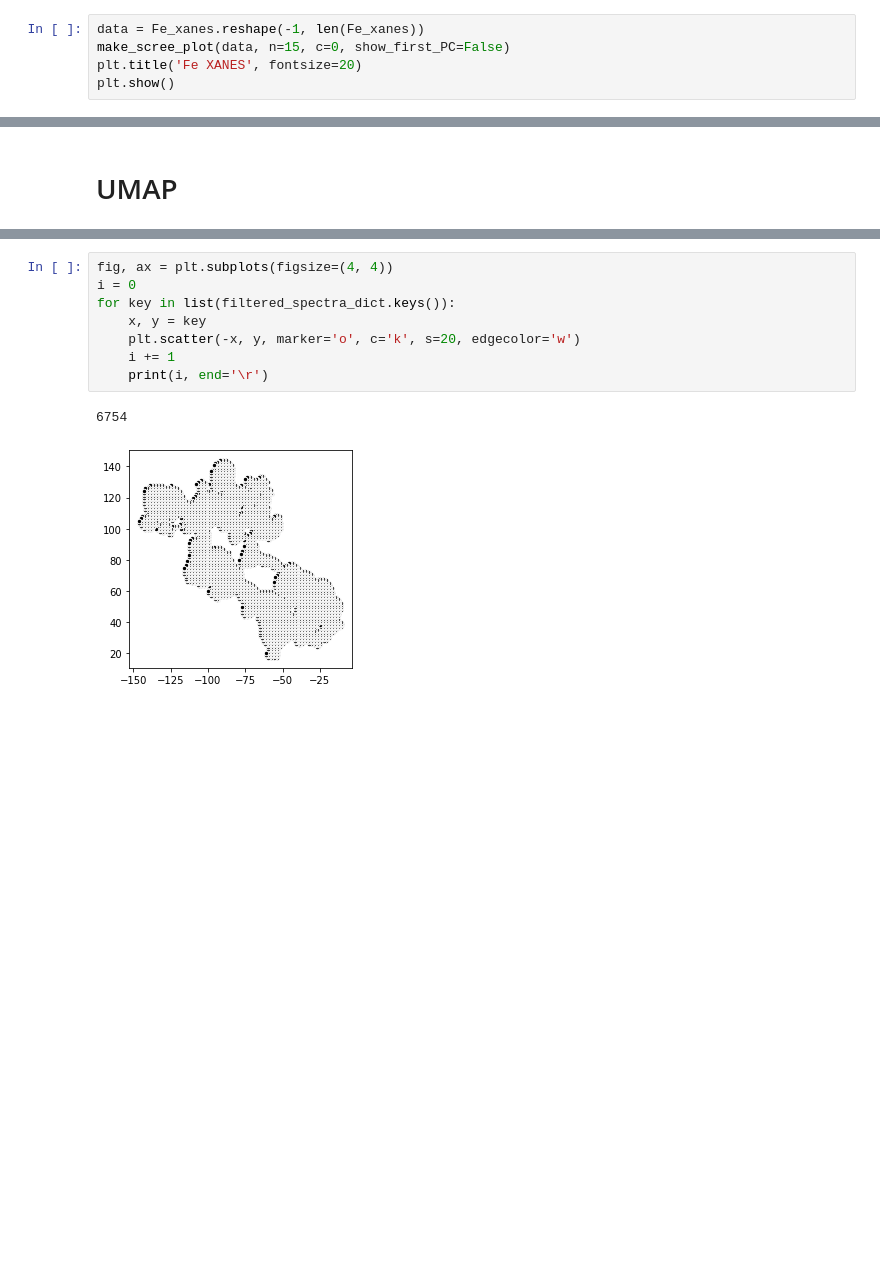
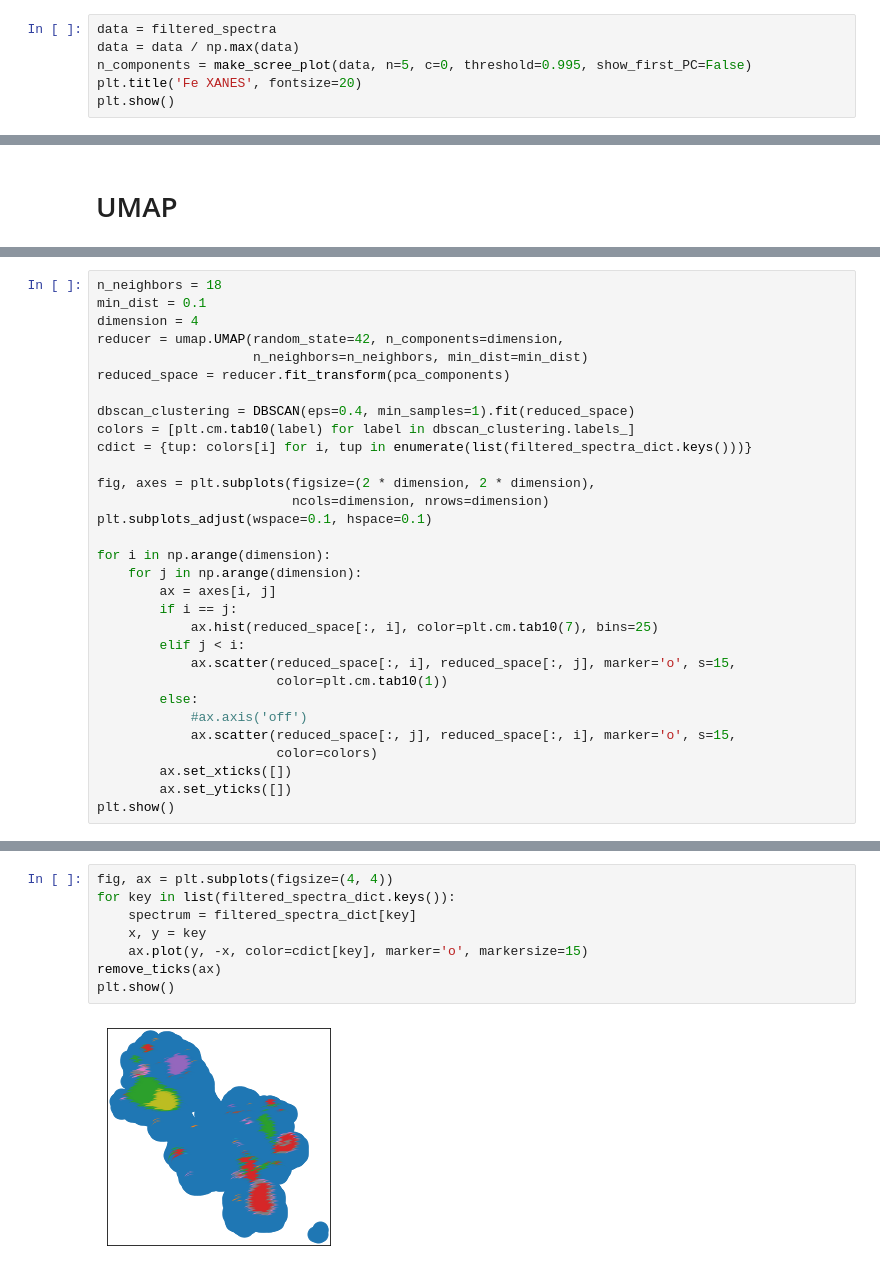
Before and after one commit to stetef/nano-XANES-microscopy-of-Fe, a Jupyter notebook: Visualization.ipynb, the cells around one changed output, grey strips where cells are left out. Cells and saved outputs as stored; diff of their text form; blank space fills up the shorter version.

Commit message:
added triangle plots

```diff
--- a/Visualization.ipynb
+++ b/Visualization.ipynb
@@ -172,6 +195,7 @@ def make_scree_plot(data, n=5, threshold=0.95, show_first_PC=True, mod=0, c=0):
 # %%
-data = Fe_xanes.reshape(-1, len(Fe_xanes))
-make_scree_plot(data, n=15, c=0, show_first_PC=False)
+data = filtered_spectra
+data = data / np.max(data)
+n_components = make_scree_plot(data, n=5, c=0, threshold=0.995, show_first_PC=False)
 plt.title('Fe XANES', fontsize=20)
 plt.show()
 # %% [output]
@@ -191,0 +231,31 @@ filtered_spectra = np.array(list(filtered_spectra_dict.values()))
+# %%
+n_neighbors = 18
+min_dist = 0.1
+dimension = 4
+reducer = umap.UMAP(random_state=42, n_components=dimension,
+                    n_neighbors=n_neighbors, min_dist=min_dist)
+reduced_space = reducer.fit_transform(pca_components)
+
+dbscan_clustering = DBSCAN(eps=0.4, min_samples=1).fit(reduced_space)
+colors = [plt.cm.tab10(label) for label in dbscan_clustering.labels_]
+cdict = {tup: colors[i] for i, tup in enumerate(list(filtered_spectra_dict.keys()))}
+
+fig, axes = plt.subplots(figsize=(2 * dimension, 2 * dimension),
+                         ncols=dimension, nrows=dimension)
+plt.subplots_adjust(wspace=0.1, hspace=0.1)
+
+for i in np.arange(dimension):
+    for j in np.arange(dimension):
+        ax = axes[i, j]
+        if i == j:
+            ax.hist(reduced_space[:, i], color=plt.cm.tab10(7), bins=25)
+        elif j < i:
+            ax.scatter(reduced_space[:, i], reduced_space[:, j], marker='o', s=15,
+                       color=plt.cm.tab10(1))
+        else:
+            #ax.axis('off')
+            ax.scatter(reduced_space[:, j], reduced_space[:, i], marker='o', s=15,
+                       color=colors)
+        ax.set_xticks([])
+        ax.set_yticks([])
+plt.show()
@@ -192,11 +264,10 @@ filtered_spectra = np.array(list(filtered_spectra_dict.values()))
 # %%
 fig, ax = plt.subplots(figsize=(4, 4))
-i = 0
 for key in list(filtered_spectra_dict.keys()):
+    spectrum = filtered_spectra_dict[key]
     x, y = key
-    plt.scatter(-x, y, marker='o', c='k', s=20, edgecolor='w')
-    i += 1
-    print(i, end='\r')
+    ax.plot(y, -x, color=cdict[key], marker='o', markersize=15)
+remove_ticks(ax)
+plt.show()
 # %% [output]
-6754
-[figure, old version]
+[figure, new version]
```
Also changed, not shown: parts of 12 cells of this notebook.
